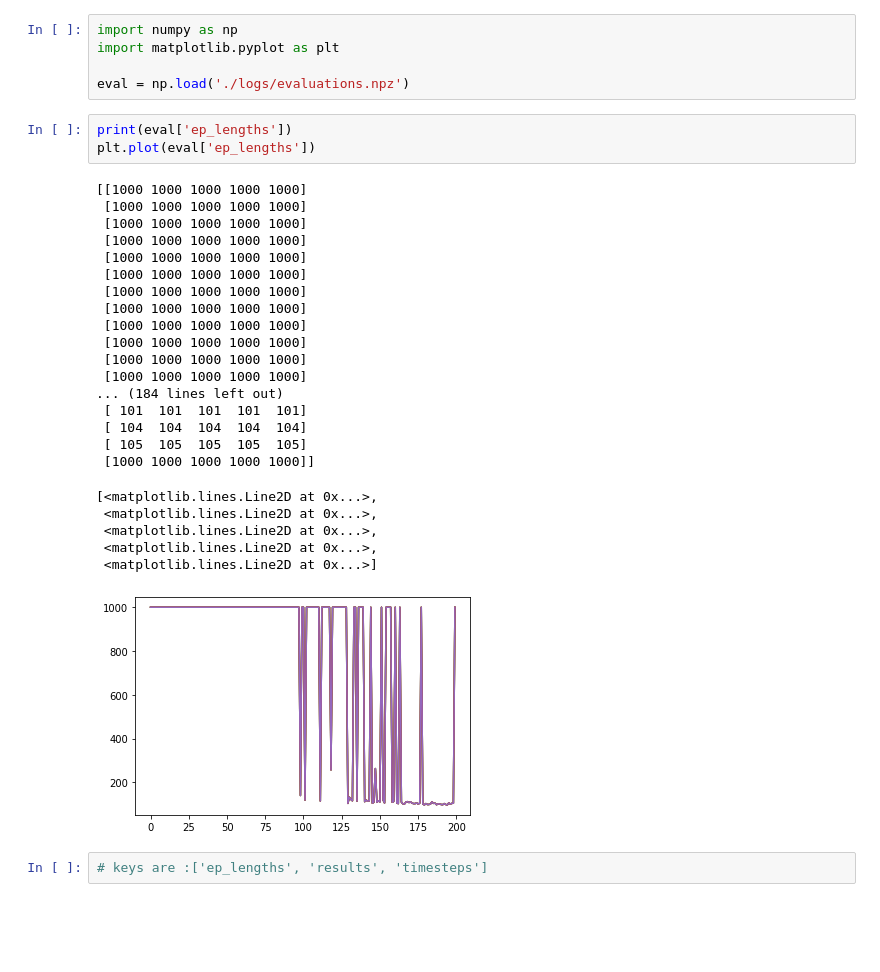
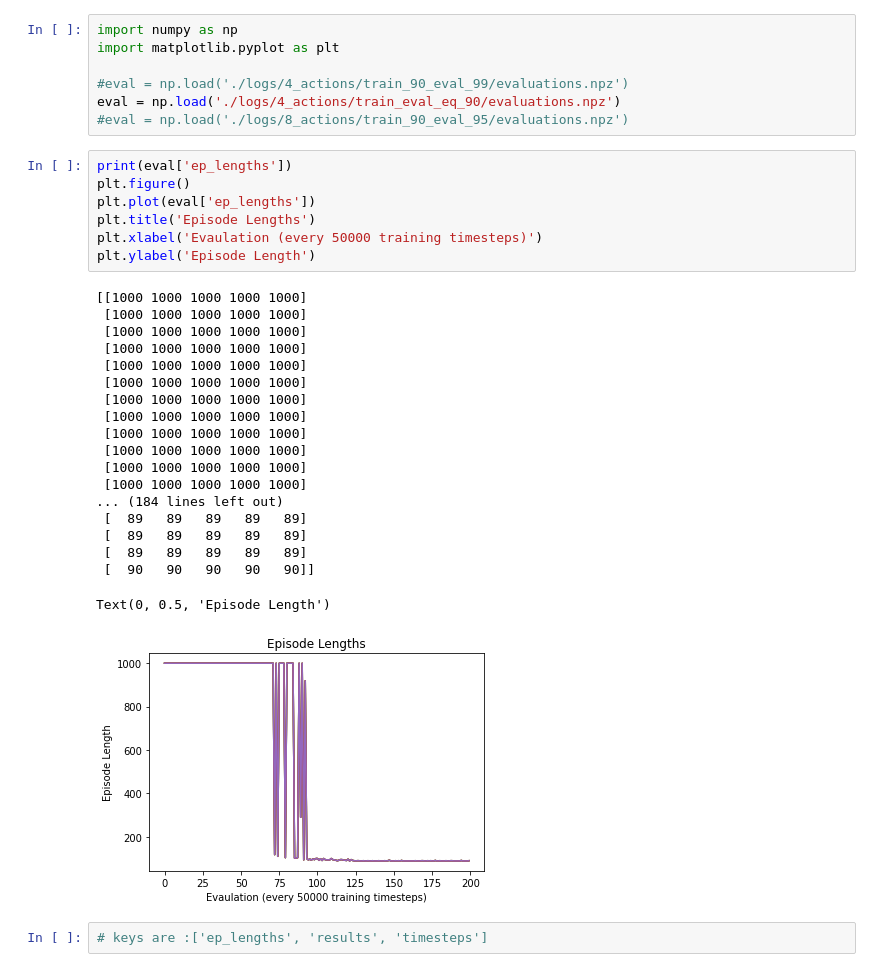
Before and after one commit to Shaza-Is/cover_bot, a Jupyter notebook: eval.ipynb, the cells around one changed output. Drawn from its saved outputs; the diff is of its cells as text; blank space fills up the shorter version.

Commit message:
final report evaluation plots

```diff
--- a/eval.ipynb
+++ b/eval.ipynb
@@ -2,34 +2,36 @@
 import numpy as np
 import matplotlib.pyplot as plt
 
-eval = np.load('./logs/evaluations.npz')
+#eval = np.load('./logs/4_actions/train_90_eval_99/evaluations.npz')
+eval = np.load('./logs/4_actions/train_eval_eq_90/evaluations.npz')
+#eval = np.load('./logs/8_actions/train_90_eval_95/evaluations.npz')
 # %%
 print(eval['ep_lengths'])
+plt.figure()
 plt.plot(eval['ep_lengths'])
+plt.title('Episode Lengths')
+plt.xlabel('Evaulation (every 50000 training timesteps)')
+plt.ylabel('Episode Length')
 # %% [output]
 [[1000 1000 1000 1000 1000]
  [1000 1000 1000 1000 1000]
  [1000 1000 1000 1000 1000]
  [1000 1000 1000 1000 1000]
  [1000 1000 1000 1000 1000]
  [1000 1000 1000 1000 1000]
  [1000 1000 1000 1000 1000]
  [1000 1000 1000 1000 1000]
  [1000 1000 1000 1000 1000]
  [1000 1000 1000 1000 1000]
  [1000 1000 1000 1000 1000]
  [1000 1000 1000 1000 1000]
 ... (184 lines left out)
- [ 101  101  101  101  101]
- [ 104  104  104  104  104]
- [ 105  105  105  105  105]
- [1000 1000 1000 1000 1000]]
+ [  89   89   89   89   89]
+ [  89   89   89   89   89]
+ [  89   89   89   89   89]
+ [  90   90   90   90   90]]
-[<matplotlib.lines.Line2D at 0x...>,
- <matplotlib.lines.Line2D at 0x...>,
- <matplotlib.lines.Line2D at 0x...>,
- <matplotlib.lines.Line2D at 0x...>,
- <matplotlib.lines.Line2D at 0x...>]
+Text(0, 0.5, 'Episode Length')
-[figure, old version]
+[figure, new version]
 # %%
 # keys are :['ep_lengths', 'results', 'timesteps']
 # %%
```
Also changed, not shown: parts of 9 cells of this notebook, 9 other files.
